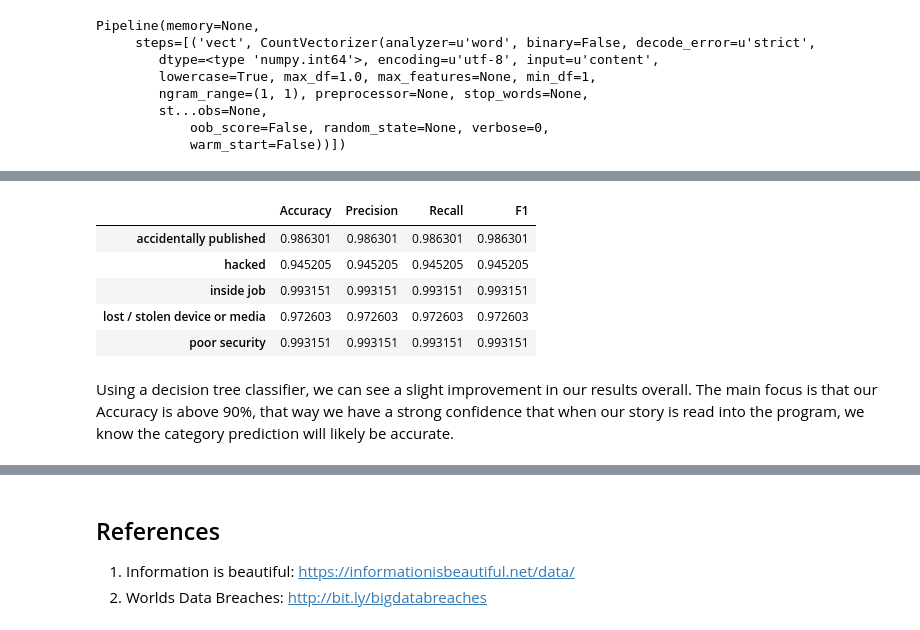
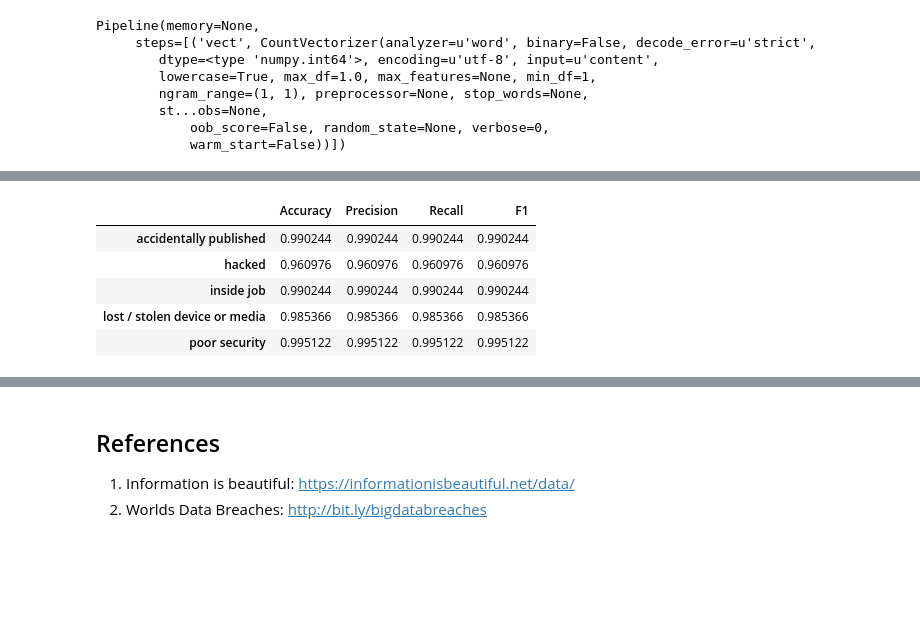
Before and after one commit to jam3s32/DataBreaches_Capstone, a Jupyter notebook: Data Breaches.ipynb, the cells around one changed output, grey strips where cells are left out. Saved outputs shown, nothing was run; the diff lists cells and outputs as text; code cells hidden in the pictures; blank space fills up the shorter version.

```diff
--- a/Data Breaches.ipynb
+++ b/Data Breaches.ipynb
@@ -494,5 +496,11 @@ pipeline1 = Pipeline([
 ])
 # %%
 X_train, X_test, y_train, y_test = train_test_split(X,y, random_state=15, test_size=0.5)
-X_test.shape
+parameters = {
+    'vect__min_df': [1, 5],
+    'tfidf__smooth_idf':[True, False],
+}
+
+cv = GridSearchCV(pipeline1, parameters, cv=5, n_jobs=1)
+cv
 # %% [output]
@@ -500,18 +519,15 @@ X_test.shape
 # %%
-pipeline1.fit(X_train, y_train)
-y_pred1 = pipeline1.predict(X_train)
-#Associate column names from target variables
-col_names = list(y.columns.values)
+X_train, X_test, y_train, y_test = train_test_split(X,y, random_state=15, test_size=0.3, stratify=y)
+model_dec = cv.fit(X_train, y_train)
+y_pred1 = model_dec.predict(X_train)
 
 #Run our predictions through the prediction loop to print Accuracy, Precision, Recall, F1
 test = hacks_prediction(np.array(y_train), y_pred1, col_names)
 test
 # %% [output]
 |  | Accuracy | Precision | Recall | F1 |
-| accidentally published | 0.986301 | 0.986301 | 0.986301 | 0.986301 |
-| hacked | 0.945205 | 0.945205 | 0.945205 | 0.945205 |
-| inside job | 0.993151 | 0.993151 | 0.993151 | 0.993151 |
-| lost / stolen device or media | 0.972603 | 0.972603 | 0.972603 | 0.972603 |
-| poor security | 0.993151 | 0.993151 | 0.993151 | 0.993151 |
+| accidentally published | 0.990244 | 0.990244 | 0.990244 | 0.990244 |
+| hacked | 0.960976 | 0.960976 | 0.960976 | 0.960976 |
+| inside job | 0.990244 | 0.990244 | 0.990244 | 0.990244 |
+| lost / stolen device or media | 0.985366 | 0.985366 | 0.985366 | 0.985366 |
+| poor security | 0.995122 | 0.995122 | 0.995122 | 0.995122 |
-# %% [markdown]
-Using a decision tree classifier, we can see a slight improvement in our results overall. The main focus is that our Accuracy is above 90%, that way we have a strong confidence that when our story is read into the program, we know the category prediction will likely be accurate.
```
Also changed, not shown: parts of 9 cells of this notebook.
